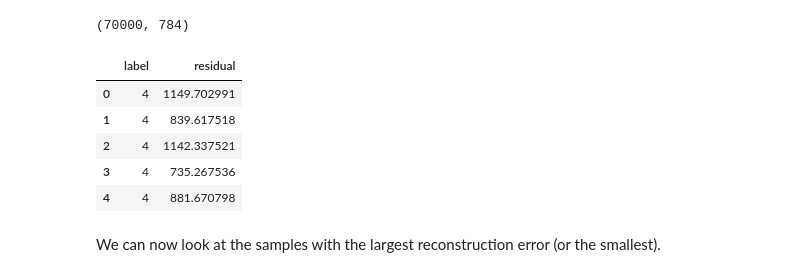
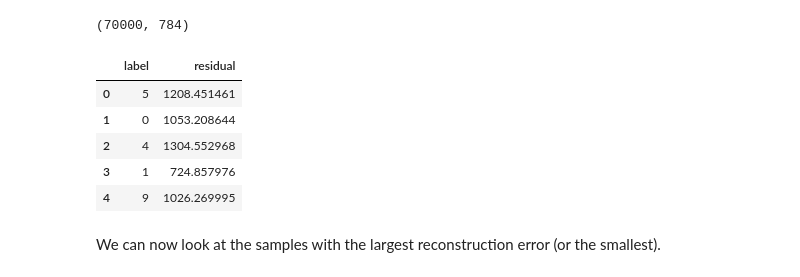
Before and after one commit to MaxHalford/data-science-tutorials, a Jupyter notebook: data-mining/finding-structure/pca-anomaly-detection.ipynb, the cells around one changed output. Saved outputs shown, nothing was run; the diff lists cells and outputs as text; code cells hidden in the pictures.

```diff
--- a/data-mining/finding-structure/pca-anomaly-detection.ipynb
+++ b/data-mining/finding-structure/pca-anomaly-detection.ipynb
@@ -19,19 +19,19 @@ X_reconstructed = pca.inverse_transform(X_projected)
 # %%
 import numpy as np
 import pandas as pd
 
 residuals = np.linalg.norm(X - X_reconstructed, ord=2, axis=1)
 residuals = pd.DataFrame({
-    'label': '4',
+    'label': y,
     'residual': residuals
 })
 residuals.head()
 # %% [output]
 |  | label | residual |
-| 0 | 4 | 1149.702991 |
-| 1 | 4 | 839.617518 |
-| 2 | 4 | 1142.337521 |
-| 3 | 4 | 735.267536 |
-| 4 | 4 | 881.670798 |
+| 0 | 5 | 1208.451461 |
+| 1 | 0 | 1053.208644 |
+| 2 | 4 | 1304.552968 |
+| 3 | 1 | 724.857976 |
+| 4 | 9 | 1026.269995 |
 # %% [markdown]
 We can now look at the samples with the largest reconstruction error (or the smallest).
```
Also changed, not shown: parts of 2 cells of this notebook, 5 other files.
